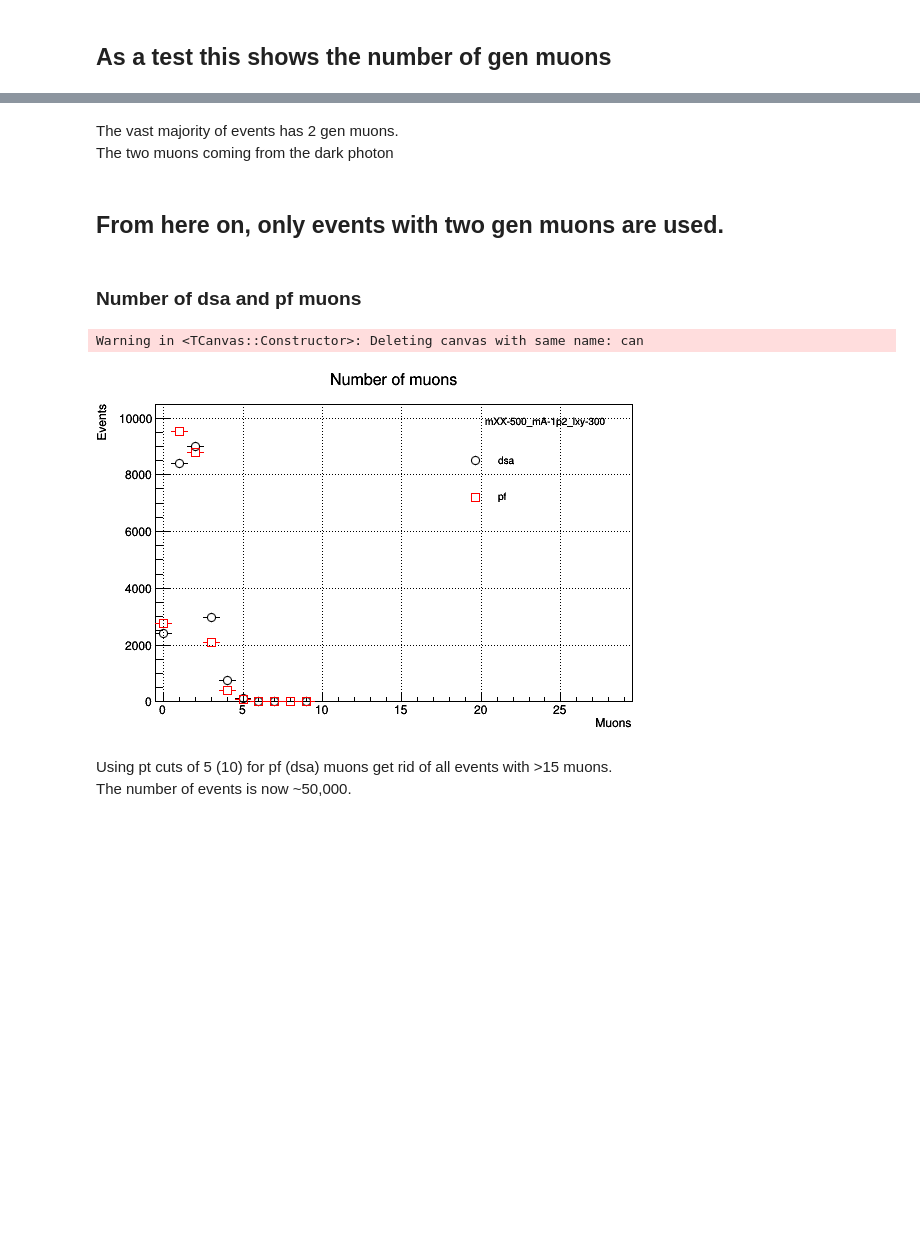
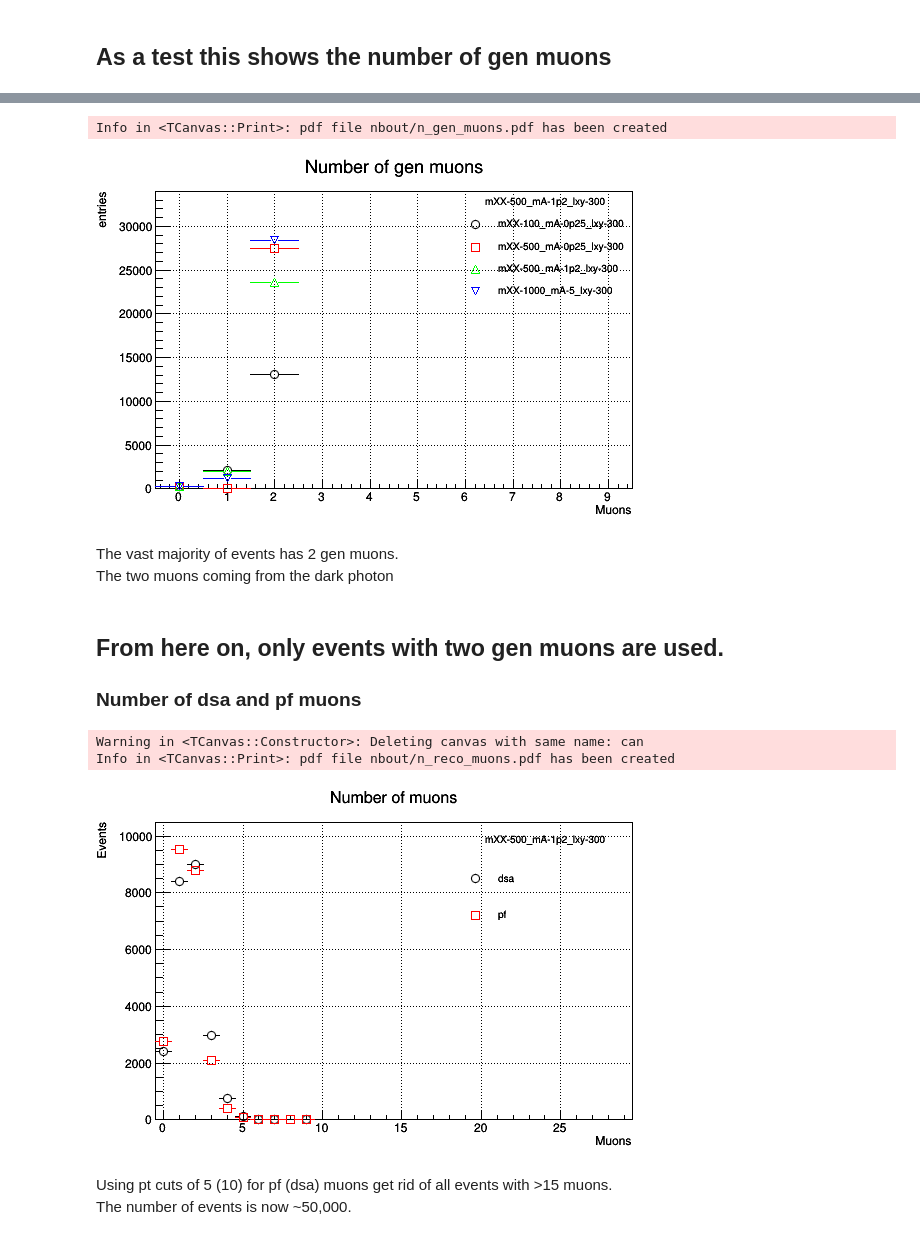
Before and after one commit to jsiado/FireROOT, a Jupyter notebook: Analysis/python/processing/extraHelp/ch2mu2eTrEff_v2_pteta.ipynb, the cells around one changed output, grey strips where cells are left out. Saved outputs shown, nothing was run; the diff lists cells and outputs as text; code cells hidden in the pictures; blank space fills up the shorter version.

```diff
--- a/Analysis/python/processing/extraHelp/ch2mu2eTrEff_v2_pteta.ipynb
+++ b/Analysis/python/processing/extraHelp/ch2mu2eTrEff_v2_pteta.ipynb
@@ -55,10 +21,14 @@ Warning in <TCanvas::Constructor>: Deleting canvas with same name: can
+# %%
+Yeah
+# %% [output]
+Info in <TCanvas::Print>: pdf file nbout/n_gen_muons.pdf has been created
+[figure, added]
 # %% [markdown]
 The vast majority of events has 2 gen muons. <br>
 The two muons coming from the dark photon
 # %% [markdown]
 ## From here on, only events with two gen muons are used. <br>
+### Number of dsa and pf muons
-# %% [markdown]
-### Number of dsa and pf muons
 # %%
 can = ROOT.TCanvas("can","can", 600, 400)
 can.SetGrid(1,1)
@@ -90,8 +60,11 @@ for i,h in enumerate(htod):
 
 leg.Draw()
 can.Draw()
+#can.SaveAs('n_gen_muons.png')
+can.SaveAs('nbout/n_reco_muons.pdf')
 # %% [output]
 Warning in <TCanvas::Constructor>: Deleting canvas with same name: can
+Info in <TCanvas::Print>: pdf file nbout/n_reco_muons.pdf has been created
 [figure]
 # %% [markdown]
 Using pt cuts of 5 (10) for pf (dsa) muons get rid of all events with >15 muons. <br>
```
Also changed, not shown: parts of 41 cells of this notebook, 30 other files.
